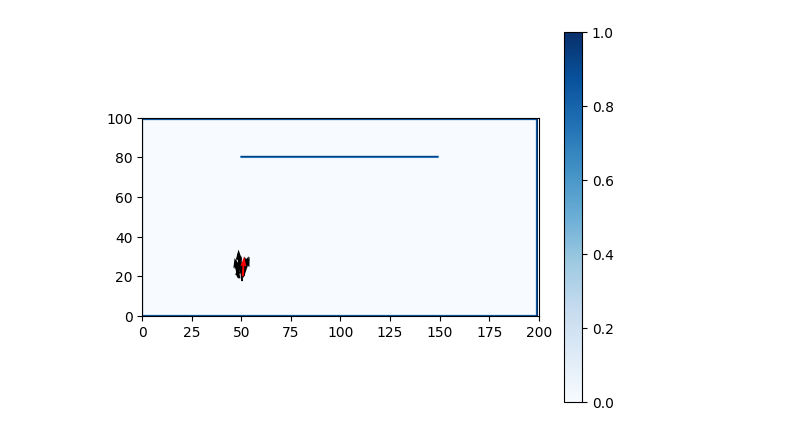
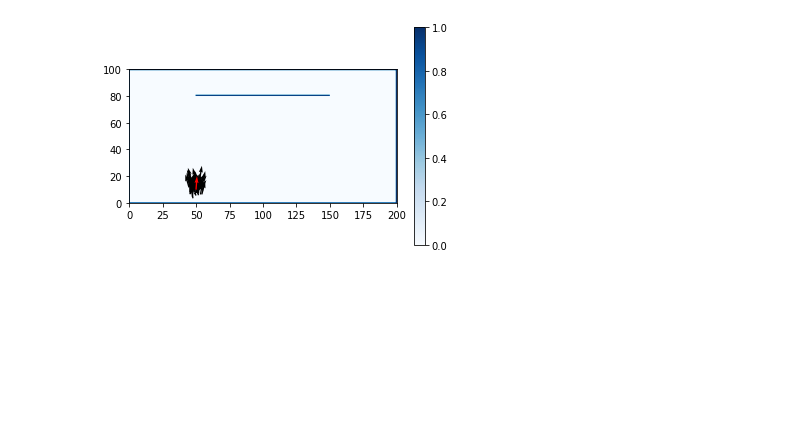
Before and after one commit to ericsims/8B, a Jupyter notebook: Sim/lib_dev/localize/particle filter/particle_filter2.ipynb, the cells around one changed output. Saved outputs shown, nothing was run; the diff lists cells and outputs as text; code cells hidden in the pictures; blank space fills up the shorter version.

```diff
--- a/Sim/lib_dev/localize/particle filter/particle_filter2.ipynb
+++ b/Sim/lib_dev/localize/particle filter/particle_filter2.ipynb
@@ -32,23 +39,26 @@ def plot_pf_img(pf):
     plt.imshow(img, cmap='gray')
     plt.colorbar()
 
-def plot_pf_qvr(pf, map=None, true_position=None):
-    for particle in pf.particles:
-        # print(particle.x, particle.y, particle.theta, particle.weight)
-        plt.quiver(particle.x, particle.y, particle.weight*math.cos(particle.theta), particle.weight*math.sin(particle.theta), width=0.005, scale=20)
+def plot_pf_qvr(particles=None, map=None, true_position=None, best_guess=None):
+    if particles is not None:
+        for particle in particles:
+            # print(particle.x, particle.y, particle.theta, particle.weight)
+            plt.quiver(particle.x, particle.y, particle.weight*math.cos(particle.theta), particle.weight*math.sin(particle.theta), width=0.005, scale=20)
     if map is not None:
         plt.imshow(map.T, origin='lower', cmap='Blues')
         plt.colorbar()
     if true_position is not None:
         plt.quiver(true_position.x, true_position.y, math.cos(true_position.theta), math.sin(true_position.theta), width=0.005, scale=20, color='r')
+    if best_guess is not None:
+        plt.quiver(best_guess.x, best_guess.y, math.cos(best_guess.theta), math.sin(best_guess.theta), width=0.005, scale=20, color='g')
     plt.ylim(0, SIZE_Y)
     plt.xlim(0, SIZE_X)
     plt.show()
 # %%
-pf = PF(true_position, 10, 1.5, .3)
-plot_pf_qvr(pf, map=MAP, true_position=true_position)
+pf = PF(position=true_position, map=MAP, particle_cnt=50, pos_sd=3, rot_sd=0.3)
+plot_pf_qvr(pf.particles, map=MAP, true_position=true_position)
 # %% [output]
-[figure, old version]
+[figure, new version]
 # %%
 pf.propagate_odom(10, 0, 2, 0.1)
 update_pos(true_position, 10, 0)
```
Also changed, not shown: parts of 5 cells of this notebook, 2 other files.
